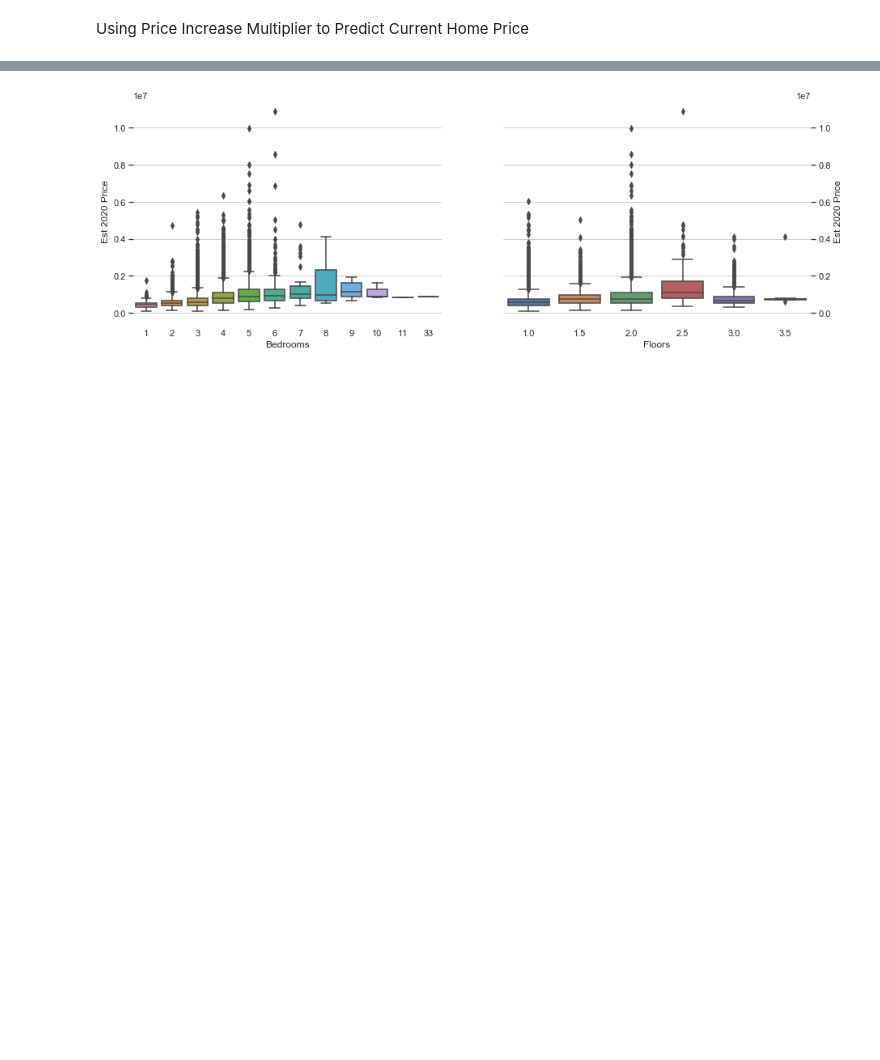
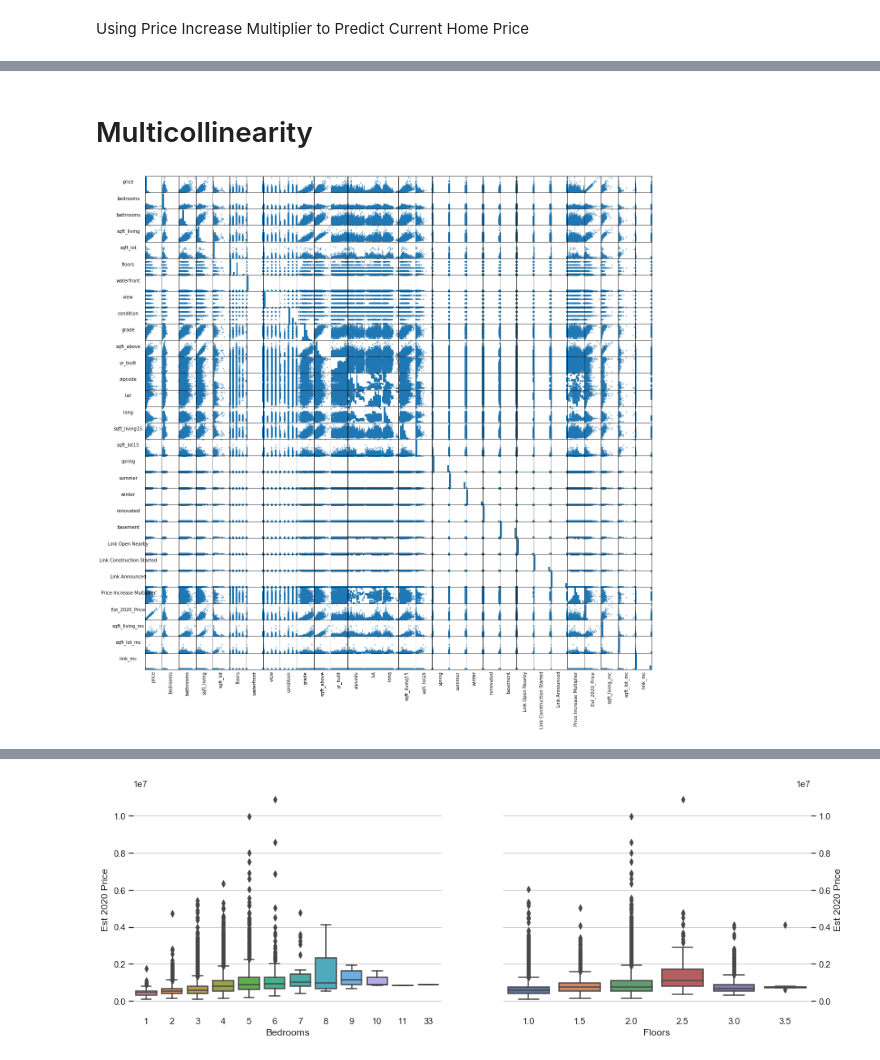
Before and after one commit to drdavis043/dsc-mod-2-project-v2-1-onl01-dtsc-pt-052620, a Jupyter notebook: Data Cleaning.ipynb, the cells around one changed output, grey strips where cells are left out. Drawn from its saved outputs; the diff is of its cells as text; code cells hidden in the pictures; blank space fills up the shorter version.

```diff
--- a/Data Cleaning.ipynb
+++ b/Data Cleaning.ipynb
@@ -419,0 +398,16 @@ Index(['Est 2020 Price',            98002,            98003,            98004,
+# %% [markdown]
+# Multicollinearity
+# %%
+sm = pd.plotting.scatter_matrix(df_2019, figsize=[20, 20]);
+
+[s.xaxis.label.set_rotation(90) for s in sm.reshape(-1)]
+[s.yaxis.label.set_rotation(0) for s in sm.reshape(-1)]
+
+[s.get_yaxis().set_label_coords(-1,0.5) for s in sm.reshape(-1)]
+
+[s.set_xticks(()) for s in sm.reshape(-1)]
+[s.set_yticks(()) for s in sm.reshape(-1)]
+
+plt.show()
+# %% [output]
+[figure, added]
```
Also changed, not shown: parts of 19 cells of this notebook.
